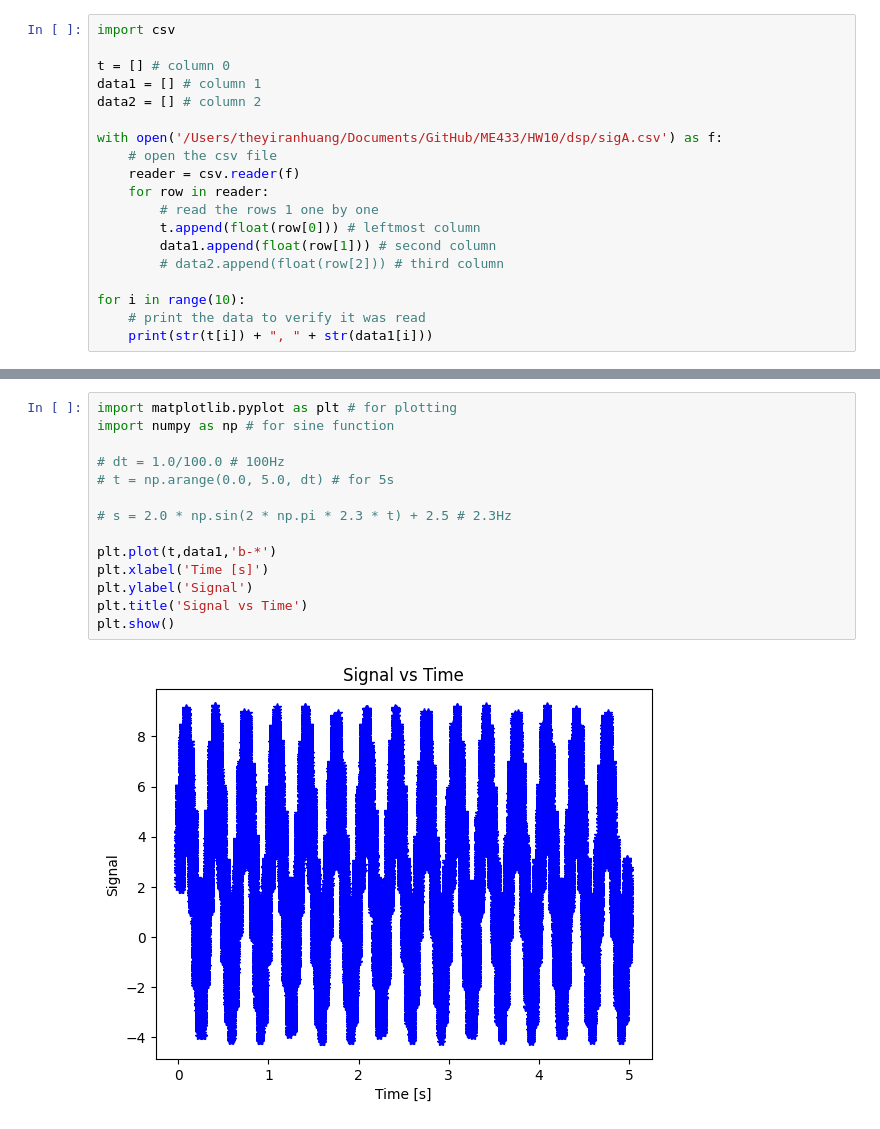
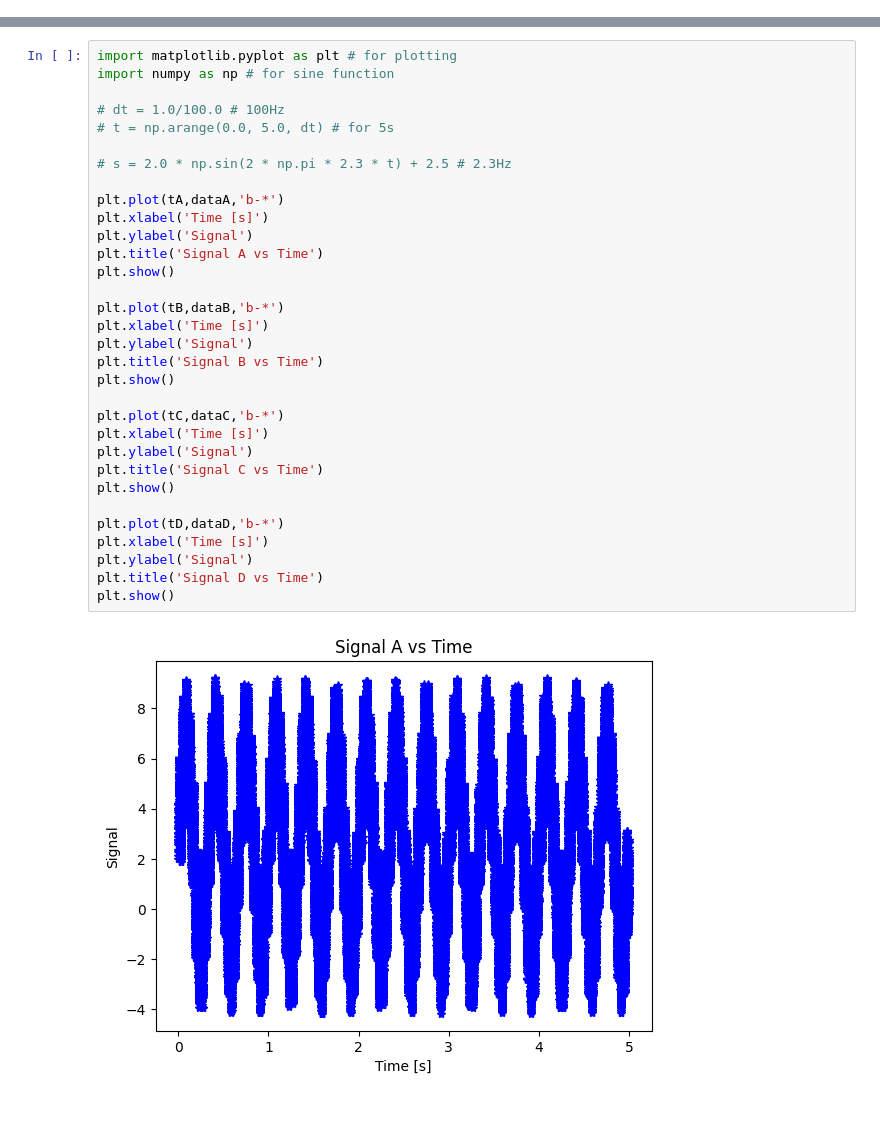
Before and after one commit to eatmelonnnn/ME433, a Jupyter notebook: HW10/HW10.ipynb, the cells around one changed output, grey strips where cells are left out. Cells and saved outputs as stored; diff of their text form.

```diff
--- a/HW10/HW10.ipynb
+++ b/HW10/HW10.ipynb
@@ -1,19 +0,0 @@
-# %%
-import csv
-
-t = [] # column 0
-data1 = [] # column 1
-data2 = [] # column 2
-
-with open('/Users/theyiranhuang/Documents/GitHub/ME433/HW10/dsp/sigA.csv') as f:
-    # open the csv file
-    reader = csv.reader(f)
-    for row in reader:
-        # read the rows 1 one by one
-        t.append(float(row[0])) # leftmost column
-        data1.append(float(row[1])) # second column
-        # data2.append(float(row[2])) # third column
-
-for i in range(10):
-    # print the data to verify it was read
-    print(str(t[i]) + ", " + str(data1[i]))
@@ -31,16 +64,34 @@ for i in range(10):
 # %%
 import matplotlib.pyplot as plt # for plotting
 import numpy as np # for sine function
 
 # dt = 1.0/100.0 # 100Hz
 # t = np.arange(0.0, 5.0, dt) # for 5s
 
 # s = 2.0 * np.sin(2 * np.pi * 2.3 * t) + 2.5 # 2.3Hz
 
-plt.plot(t,data1,'b-*')
+plt.plot(tA,dataA,'b-*')
 plt.xlabel('Time [s]')
 plt.ylabel('Signal')
-plt.title('Signal vs Time')
+plt.title('Signal A vs Time')
 plt.show()
+
+plt.plot(tB,dataB,'b-*')
+plt.xlabel('Time [s]')
+plt.ylabel('Signal')
+plt.title('Signal B vs Time')
+plt.show()
+
+plt.plot(tC,dataC,'b-*')
+plt.xlabel('Time [s]')
+plt.ylabel('Signal')
+plt.title('Signal C vs Time')
+plt.show()
+
+plt.plot(tD,dataD,'b-*')
+plt.xlabel('Time [s]')
+plt.ylabel('Signal')
+plt.title('Signal D vs Time')
+plt.show()
 # %% [output]
-[figure, old version]
+[figure, new version]
```
Also changed, not shown: parts of 4 cells of this notebook.
